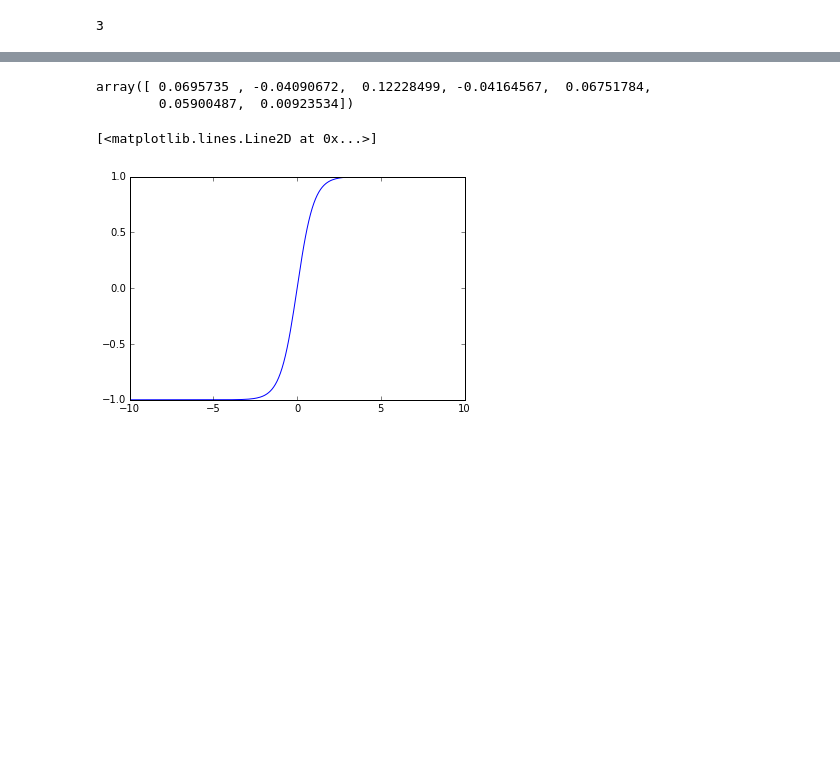
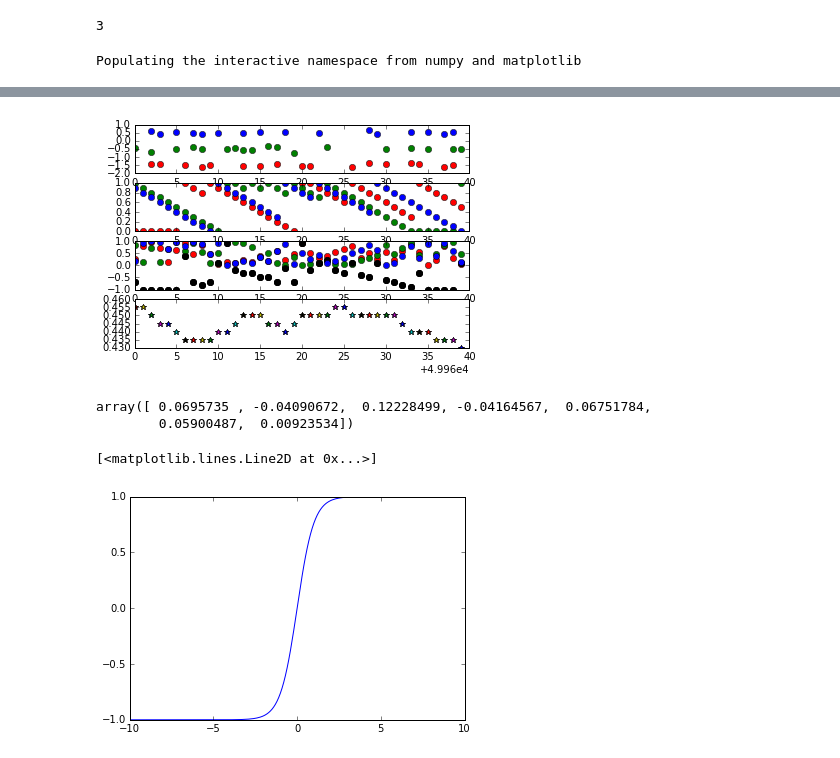
Before and after one commit to clement-moulin-frier/turntaking_model, a Jupyter notebook: turn_taking.ipynb, the cells around one changed output, grey strips where cells are left out. Saved outputs shown, nothing was run; the diff lists cells and outputs as text; code cells hidden in the pictures; blank space fills up the shorter version.

```diff
--- a/turn_taking.ipynb
+++ b/turn_taking.ipynb
@@ -30,10 +30,10 @@ expe = Experiment(agents)
 # %%
 #import pdb
 #pdb.run("expe.run(40)")
-expe.run(40000)
+expe.run(10000)
 # %%
 %pylab inline
-colors = ['r', 'g', 'b', 'm'] * 3
+colors = ['r', 'g', 'b', 'm', 'c'] * 3
 n_runs = len(expe.log[0]["motor"])
 overlapping = [0, 0, 0]
 for t in range(n_runs - 40, n_runs):
@@ -51,5 +51,7 @@ for t in range(n_runs - 40, n_runs):
             plot(t, expe.log[i_ag]['activation'][t], 'o', color=colors[i_ag])
             subplot(414)
             if t > 200:
-                overlapping = sum([int(sum([int(expe.log[ii_ag]['motor'][t - 200 + tt] is None) for ii_ag in range(n_ag)]) == 1) for tt in range(200)]) / 200.
+                overlapping = sum([int(sum([int(expe.log[ii_ag]['motor'][t - 200 + tt] is not None) for ii_ag in range(n_ag)]) == 1) for tt in range(200)]) / 200.
                 plot(t, overlapping, '*')
+# %% [output]
+Populating the interactive namespace from numpy and matplotlib
@@ -56,3 +60,4 @@ for t in range(n_runs - 40, n_runs):
+[figure, added]
 # %%
 agents[1].weights
 # %% [output]
```
Also changed, not shown: parts of 1 cell of this notebook, 1 other file.
